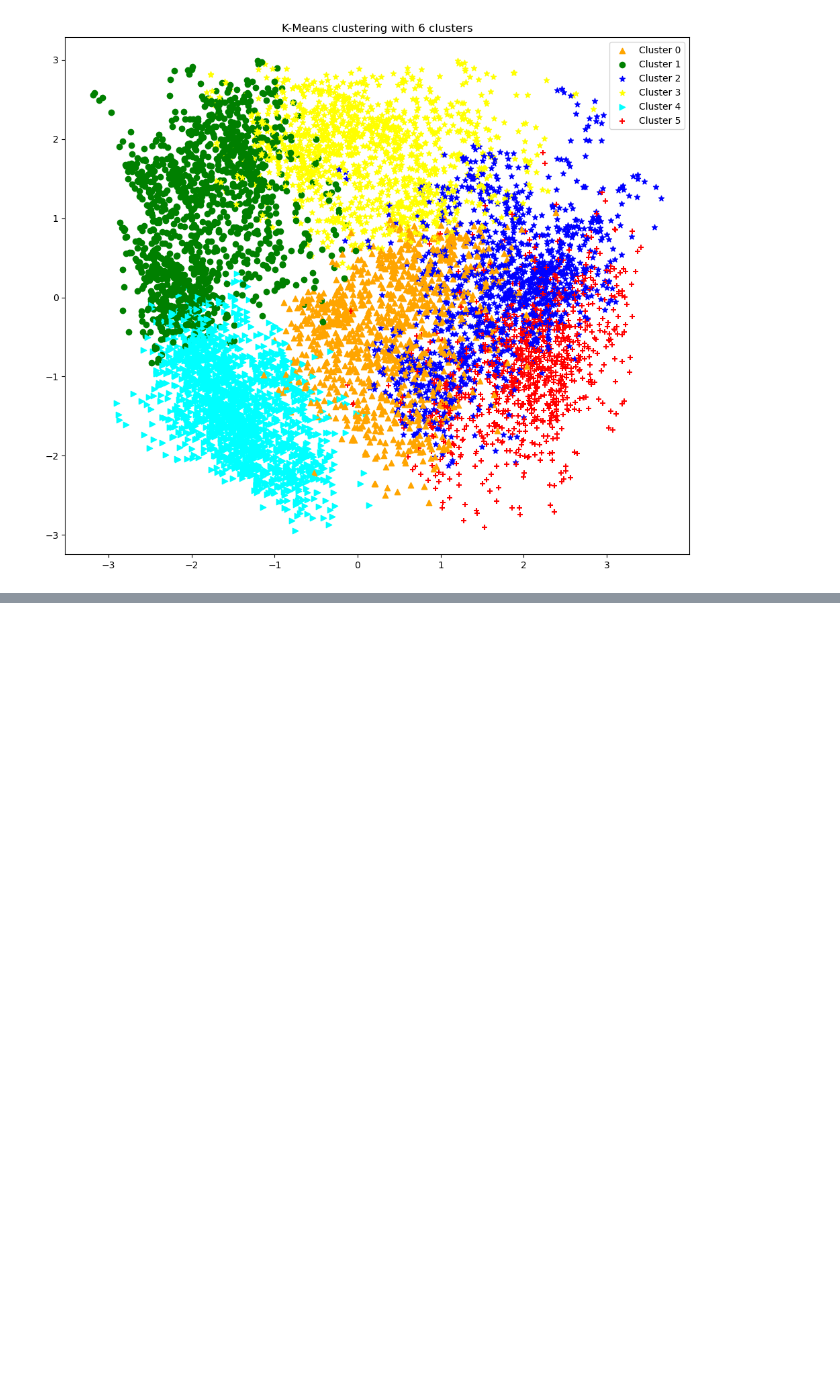
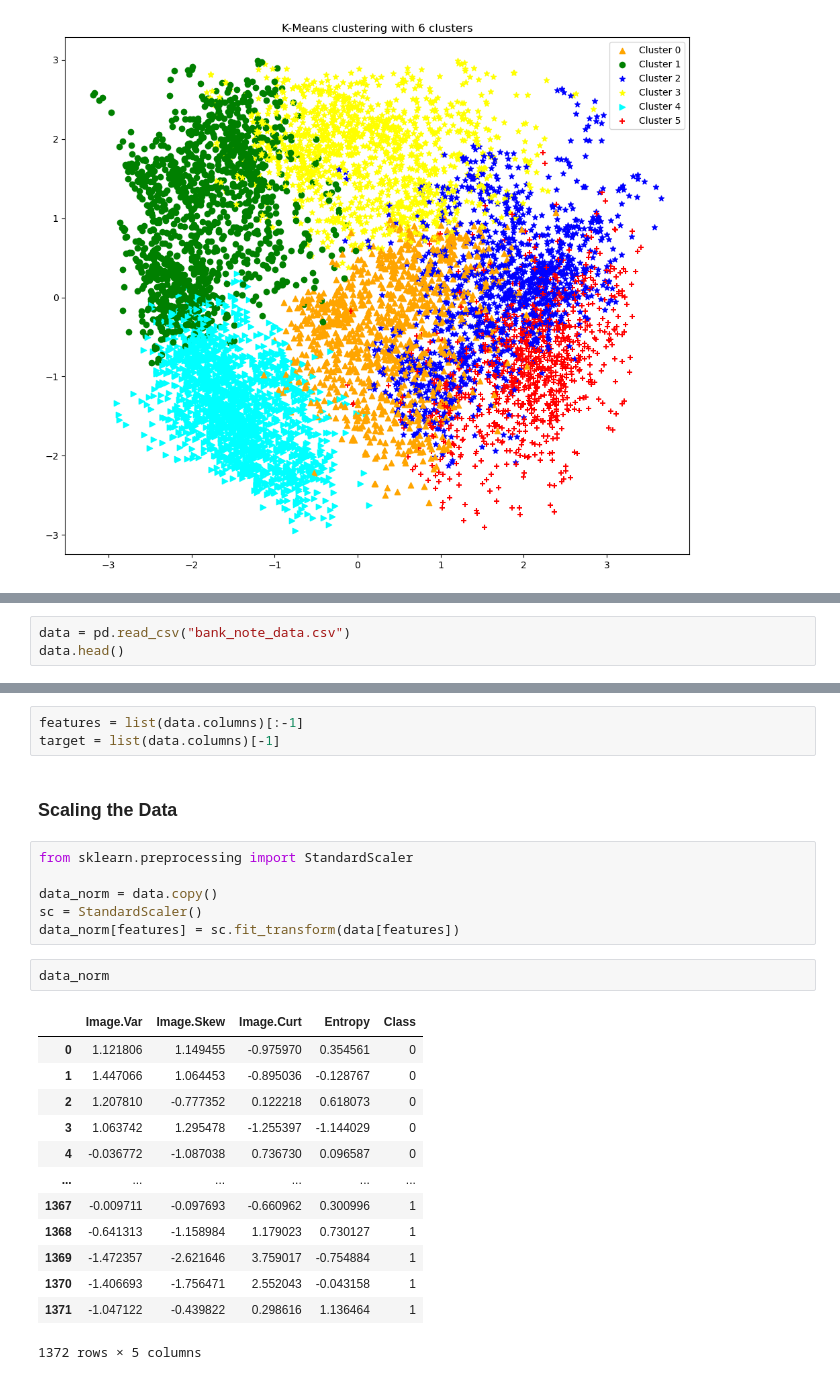
Before and after one commit to ArpitTripathi945/ML_Models_Scratch, a Jupyter notebook: feature_engineering.ipynb, the cells around one changed output, grey strips where cells are left out. Drawn from its saved outputs; the diff is of its cells as text; blank space fills up the shorter version.

```diff
--- a/feature_engineering.ipynb
+++ b/feature_engineering.ipynb
@@ -376,0 +385,3 @@ plt.show()
+# %%
+data = pd.read_csv("bank_note_data.csv")
+data.head()
@@ -376,0 +414,27 @@ plt.show()
+# %%
+features = list(data.columns)[:-1]
+target = list(data.columns)[-1]
+# %% [markdown]
+### Scaling the Data
+# %%
+from sklearn.preprocessing import StandardScaler
+
+data_norm = data.copy()
+sc = StandardScaler()
+data_norm[features] = sc.fit_transform(data[features])
+# %%
+data_norm
+# %% [output]
+|  | Image.Var | Image.Skew | Image.Curt | Entropy | Class |
+| 0 | 1.121806 | 1.149455 | -0.975970 | 0.354561 | 0 |
+| 1 | 1.447066 | 1.064453 | -0.895036 | -0.128767 | 0 |
+| 2 | 1.207810 | -0.777352 | 0.122218 | 0.618073 | 0 |
+| 3 | 1.063742 | 1.295478 | -1.255397 | -1.144029 | 0 |
+| 4 | -0.036772 | -1.087038 | 0.736730 | 0.096587 | 0 |
+| ... | ... | ... | ... | ... | ... |
+| 1367 | -0.009711 | -0.097693 | -0.660962 | 0.300996 | 1 |
+| 1368 | -0.641313 | -1.158984 | 1.179023 | 0.730127 | 1 |
+| 1369 | -1.472357 | -2.621646 | 3.759017 | -0.754884 | 1 |
+| 1370 | -1.406693 | -1.756471 | 2.552043 | -0.043158 | 1 |
+| 1371 | -1.047122 | -0.439822 | 0.298616 | 1.136464 | 1 |
+1372 rows × 5 columns
```
Also changed, not shown: parts of 13 cells of this notebook, 1 other file.
